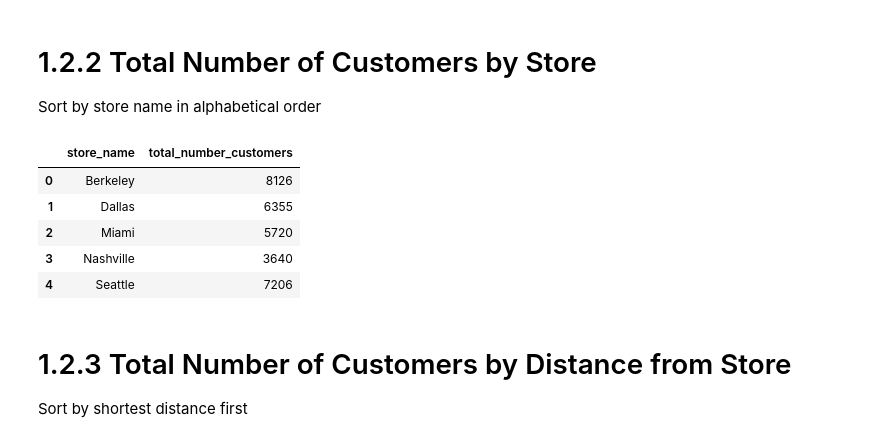
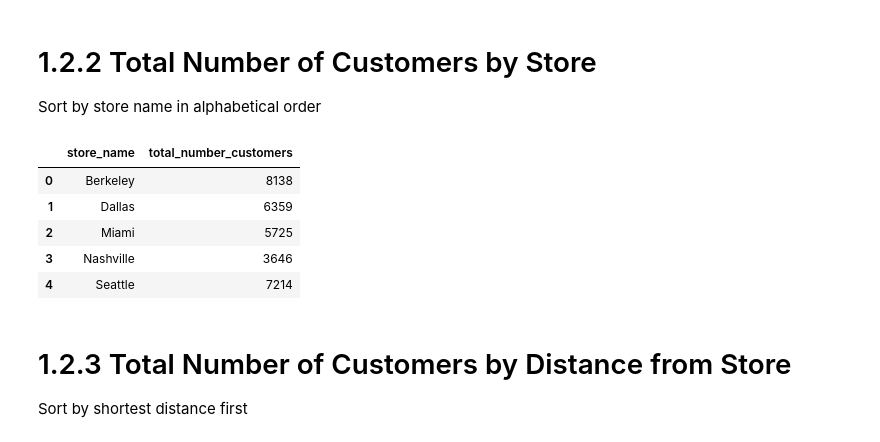
Before and after one commit to scabanela-ischool/Data_Engineering_Proj1_Querying, a Jupyter notebook: project_1_2.ipynb, the cells around one changed output. Cells and saved outputs as stored; diff of their text form; code cells hidden in the pictures.

```diff
--- a/project_1_2.ipynb
+++ b/project_1_2.ipynb
@@ -110,26 +110,26 @@ Sort by store name in alphabetical order
 # %%
 rollback_before_flag = True
 rollback_after_flag = True
 
 query = """
 
-select st.city as store_name, count(distinct sa.customer_id) as total_number_customers
+select st.city as store_name, count(distinct cu.customer_id) as total_number_customers
 from stores as st
-    join sales as sa on st.store_id = sa.store_id
+    join customers as cu on st.store_id = cu.closest_store_id
 group by store_name
 order by store_name
 
 """
 
 customers_by_store_df = my_select_query_pandas(query, rollback_before_flag, rollback_after_flag)
 customers_by_store_df
 # %% [output]
 |  | store_name | total_number_customers |
-| 0 | Berkeley | 8126 |
-| 1 | Dallas | 6355 |
-| 2 | Miami | 5720 |
-| 3 | Nashville | 3640 |
-| 4 | Seattle | 7206 |
+| 0 | Berkeley | 8138 |
+| 1 | Dallas | 6359 |
+| 2 | Miami | 5725 |
+| 3 | Nashville | 3646 |
+| 4 | Seattle | 7214 |
 # %% [markdown]
 # 1.2.3 Total Number of Customers by Distance from Store
 
```
Also changed, not shown: parts of 1 cell of this notebook.
